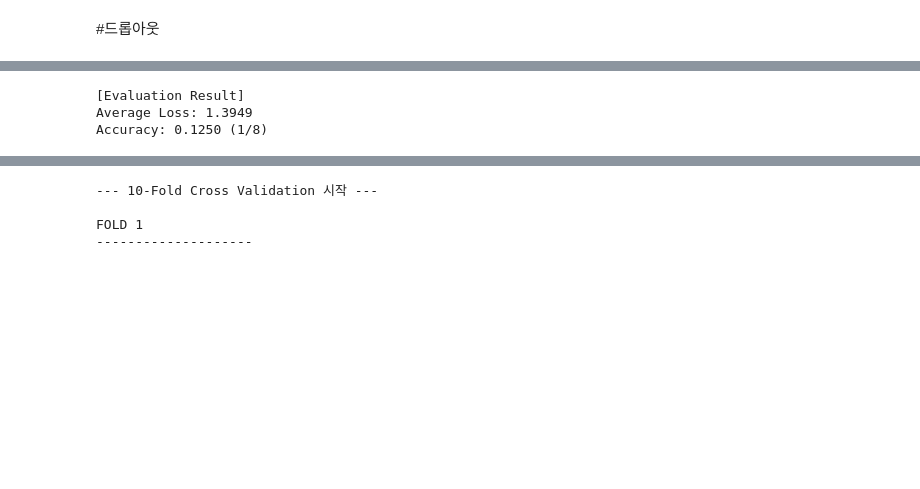
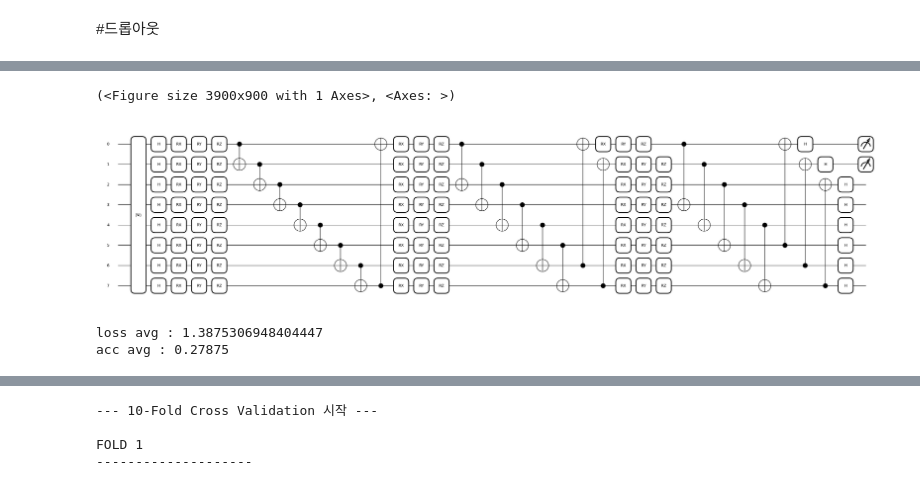
Before and after one commit to guk4979/qml_competition, a Jupyter notebook: 9245/baseline_251215.ipynb, the cells around one changed output, grey strips where cells are left out. Saved outputs shown, nothing was run; the diff lists cells and outputs as text; code cells hidden in the pictures; blank space fills up the shorter version.

```diff
--- a/9245/baseline_251215.ipynb
+++ b/9245/baseline_251215.ipynb
@@ -1614,11 +1683,13 @@ Epoch 100 | Loss: 1.2180 | Acc: 0.7500 | LR: 0.005000
+# %%
+qml.draw_mpl(qnode)(batch_X,model.params)
+# %% [output]
+(<Figure size 3900x900 with 1 Axes>, <Axes: >)
+[figure, added]
 # %%
 # 1. 테스트 데이터 준비 (학습에 사용되지 않은 데이터라고 가정)
-test_x = torch.randn(8, 256)
-test_x = test_x / torch.norm(test_x, p=2, dim=1, keepdim=True)
-test_y = torch.tensor([0, 1, 2, 3] * 2).long()
+# torch.manual_seed(24)
+# torch.cuda.manual_seed(24)
 
-test_dataset = TensorDataset(test_x, test_y)
-test_loader = DataLoader(test_dataset, batch_size=4, shuffle=False)
 
 def evaluate(model, data_loader, device):
     # 중요: 모델을 평가 모드로 전환 (드롭아웃 OFF)
@@ -1650,19 +1721,33 @@ def evaluate(model, data_loader, device):
     avg_loss = total_loss / len(data_loader)
     accuracy = correct / total
 
-    print(f"\n[Evaluation Result]")
-    print(f"Average Loss: {avg_loss:.4f}")
-    print(f"Accuracy: {accuracy:.4f} ({correct}/{total})")
+    # print(f"\n[Evaluation Result]")
+    # print(f"Average Loss: {avg_loss:.4f}")
+    # print(f"Accuracy: {accuracy:.4f} ({correct}/{total})")
 
     return avg_loss, accuracy
 
 # --- 실행 부분 ---
 # 학습이 모두 끝난 후 실행합니다.
-test_loss, test_acc = evaluate(model, test_loader, device)
+loss_history = []
+acc_history = []
+for i in range(100):
+    test_x = torch.randn(8, 256)
+    test_x = test_x / torch.norm(test_x, p=2, dim=1, keepdim=True)
+    test_y = torch.tensor([0, 1, 2, 3] * 2).long()
+
+    test_dataset = TensorDataset(test_x, test_y)
+    test_loader = DataLoader(test_dataset, batch_size=8, shuffle=False)
+    test_loss, test_acc = evaluate(model, test_loader, device)
+    loss_history.append(test_loss)
+    acc_history.append(test_acc)
+
+print(f"loss avg : {sum(loss_history)/len(loss_history)}")
+print(f"acc avg : {sum(acc_history)/len(acc_history)}")
+
 
 # 다시 학습을 진행할 경우 다시 train 모드로 변경
 # model.train()
 # %% [output]
-[Evaluation Result]
-Average Loss: 1.3949
-Accuracy: 0.1250 (1/8)
+loss avg : 1.3875306948404447
+acc avg : 0.27875
```
Also changed, not shown: parts of 13 cells of this notebook.
